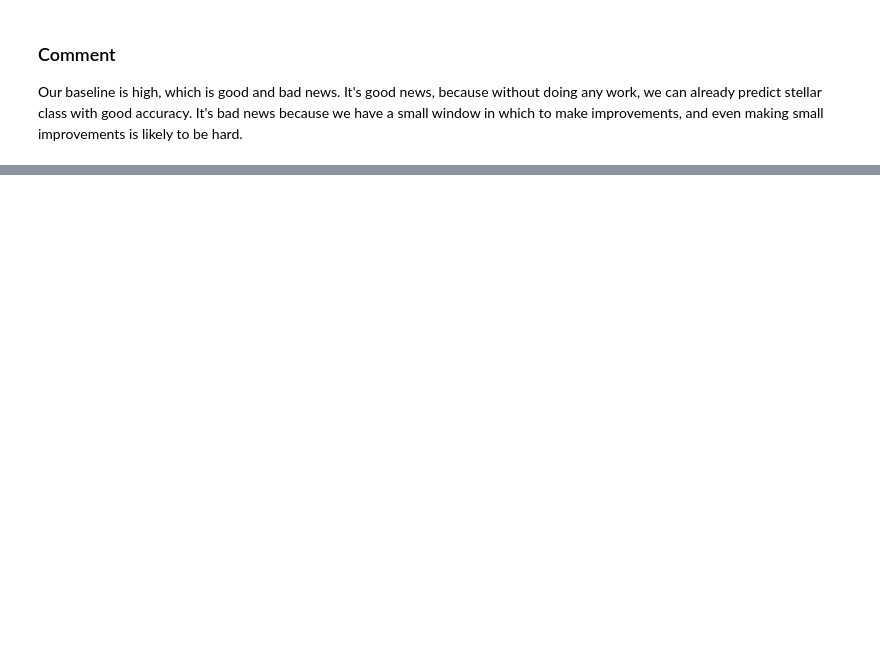
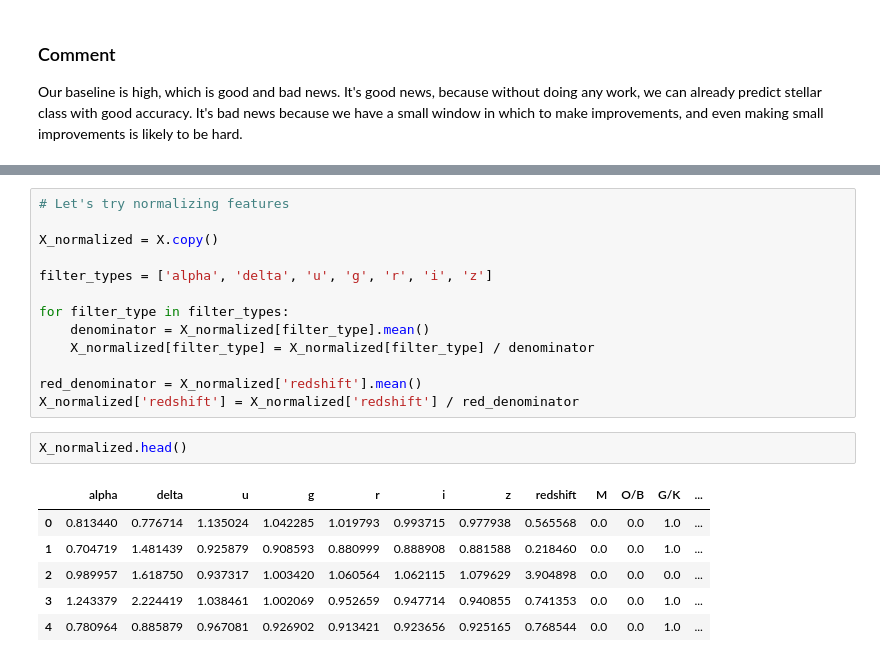
Before and after one commit to jaqueshere/kaggle-playground-stellar, a Jupyter notebook: kaggle-astro-training.ipynb, the cells around one changed output, grey strips where cells are left out. Cells and saved outputs as stored; diff of their text form; blank space fills up the shorter version.

```diff
--- a/kaggle-astro-training.ipynb
+++ b/kaggle-astro-training.ipynb
@@ -94,0 +100,22 @@ Our baseline is high, which is good and bad news. It's good news, because withou
+# %%
+# Let's try normalizing features
+
+X_normalized = X.copy()
+
+filter_types = ['alpha', 'delta', 'u', 'g', 'r', 'i', 'z']
+
+for filter_type in filter_types:
+    denominator = X_normalized[filter_type].mean()
+    X_normalized[filter_type] = X_normalized[filter_type] / denominator
+
+red_denominator = X_normalized['redshift'].mean()
+X_normalized['redshift'] = X_normalized['redshift'] / red_denominator
+# %%
+X_normalized.head()
+# %% [output]
+|  | alpha | delta | u | g | r | i | z | redshift | M | O/B | G/K | ... |
+| 0 | 0.813440 | 0.776714 | 1.135024 | 1.042285 | 1.019793 | 0.993715 | 0.977938 | 0.565568 | 0.0 | 0.0 | 1.0 | ... |
+| 1 | 0.704719 | 1.481439 | 0.925879 | 0.908593 | 0.880999 | 0.888908 | 0.881588 | 0.218460 | 0.0 | 0.0 | 1.0 | ... |
+| 2 | 0.989957 | 1.618750 | 0.937317 | 1.003420 | 1.060564 | 1.062115 | 1.079629 | 3.904898 | 0.0 | 0.0 | 0.0 | ... |
+| 3 | 1.243379 | 2.224419 | 1.038461 | 1.002069 | 0.952659 | 0.947714 | 0.940855 | 0.741353 | 0.0 | 0.0 | 1.0 | ... |
+| 4 | 0.780964 | 0.885879 | 0.967081 | 0.926902 | 0.913421 | 0.923656 | 0.925165 | 0.768544 | 0.0 | 0.0 | 1.0 | ... |
```
Also changed, not shown: parts of 11 cells of this notebook, 1 other file.
